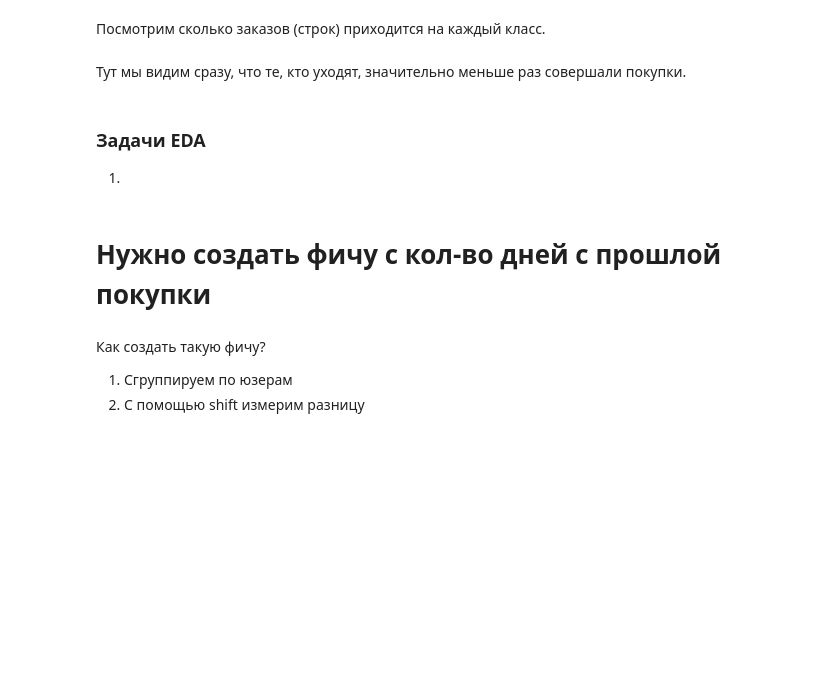
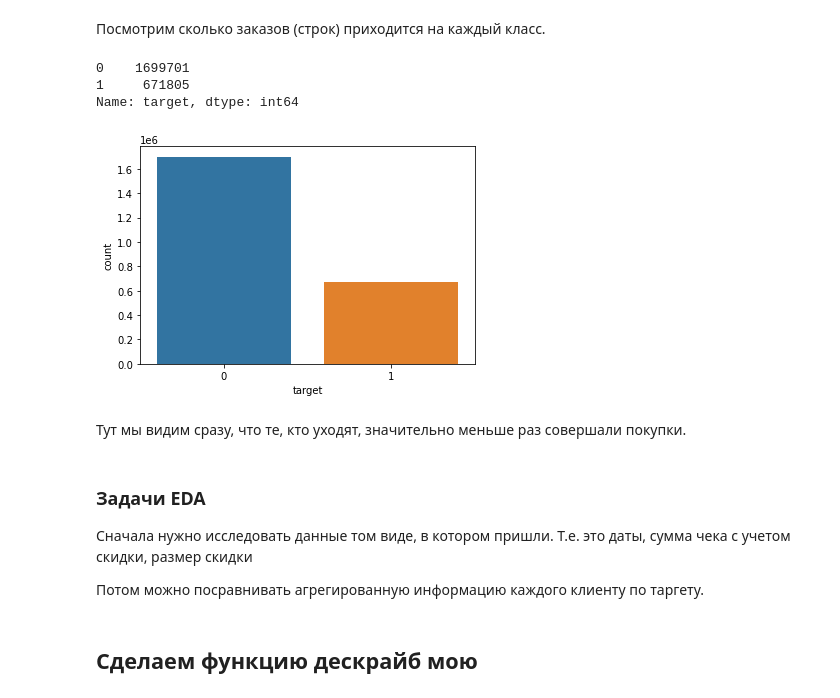
Before and after one commit to snakerzr/cupcake_churn_prediction, a Jupyter notebook: notebook.ipynb, the cells around one changed output. Cells and saved outputs as stored; diff of their text form; code cells hidden in the pictures; blank space fills up the shorter version.

```diff
--- a/notebook.ipynb
+++ b/notebook.ipynb
@@ -219,9 +237,9 @@ df['gest_total'] = df['gest_Sum'] + df['gest_Discount']
 1. Берем min(date)
 2. Вычитаем из текущей data min(date) (`df['date'] - df['first_buy_date']`)
 # %%
-def first_buy_date(col):
-#     print(col.min())
-    return col - col.min()
-df['first_buy_date_delta'] = df.groupby('clnt_ID')['date'].transform(first_buy_date)
-df['first_buy_timestamp_delta'] = df.groupby('clnt_ID')['timestamp'].transform(first_buy_date)
+# def first_buy_date(col):
+# #     print(col.min())
+#     return col - col.min()
+# df['first_buy_date_delta'] = df.groupby('clnt_ID')['date'].transform(first_buy_date)
+# df['first_buy_timestamp_delta'] = df.groupby('clnt_ID')['timestamp'].transform(first_buy_date)
 # %%
@@ -244,8 +256,8 @@ df['first_buy_timestamp_delta'].dt.total_seconds().astype('int').hist(bins=100)
 
 При этом нам нужен среднее кол-во денег, которое отдал клиент, и средняя стоимость без учета скидки.
 # %%
-def expand_mean(col):
-    return col.expanding().mean()
-df['clnt_gest_Sum_avg'] = df.groupby('clnt_ID')['gest_Sum'].transform(expand_mean)
-df['clnt_gest_total_avg'] = df.groupby('clnt_ID')['gest_total'].transform(expand_mean)
+# def expand_mean(col):
+#     return col.expanding().mean()
+# df['clnt_gest_Sum_avg'] = df.groupby('clnt_ID')['gest_Sum'].transform(expand_mean)
+# df['clnt_gest_total_avg'] = df.groupby('clnt_ID')['gest_total'].transform(expand_mean)
 # %%
@@ -272,6 +274,6 @@ df['clnt_gest_Sum_avg'].hist(bins=100)
 `df['gest_Sum'] - df['clnt_gest_Sum_avg']`
 `df['gest_total'] - df['clnt_gest_total_avg']`
 # %%
-df['gest_Sum_delta_from_avg'] = df['gest_Sum'] - df['clnt_gest_Sum_avg']
-df['gest_total_delta_from_avg'] = df['gest_total'] - df['clnt_gest_total_avg']
+# df['gest_Sum_delta_from_avg'] = df['gest_Sum'] - df['clnt_gest_Sum_avg']
+# df['gest_total_delta_from_avg'] = df['gest_total'] - df['clnt_gest_total_avg']
 # %%
@@ -283,8 +282,8 @@ df['gest_total_delta_from_avg'].hist(bins=100)
 **Сколько сделок произошло на момент текущей сделки**
 series.expanding().count()
 # %%
-def expand_count(col):
-    return col.expanding().count()
+# def expand_count(col):
+#     return col.expanding().count()
 
-df['clnt_buys_count'] = df.groupby('clnt_ID')['timestamp'].transform(expand_count)
+# df['clnt_buys_count'] = df.groupby('clnt_ID')['timestamp'].transform(expand_count)
 # %%
@@ -334,18 +365,20 @@ df_target['target'].value_counts()
 # %% [markdown]
 Посмотрим сколько заказов (строк) приходится на каждый класс.
 # %%
-display(df_full['target'].value_counts())
-sns.countplot(x='target',data=df_full)
+display(df_eda['target'].value_counts())
+sns.countplot(x='target',data=df_eda)
 plt.show()
+# %% [output]
+0    1699701
+1     671805
+Name: target, dtype: int64
+[figure, added]
 # %% [markdown]
 Тут мы видим сразу, что те, кто уходят, значительно меньше раз совершали покупки.
 # %% [markdown]
 ### Задачи EDA
 
-1.
+Сначала нужно исследовать данные том виде, в котором пришли.
+Т.е. это даты, сумма чека с учетом скидки, размер скидки
+
+Потом можно посравнивать агрегированную информацию каждого клиенту по таргету.
-# %% [markdown]
-# Нужно создать фичу с кол-во дней с прошлой покупки
-# %% [markdown]
-Как создать такую фичу?
-1. Сгруппируем по юзерам
-2. С помощью shift измерим разницу
@@ -370,0 +385,2 @@ df.head(10)['timestamp'].diff()
+# %% [markdown]
+## Сделаем функцию дескрайб мою
```
Also changed, not shown: parts of 62 cells of this notebook.
